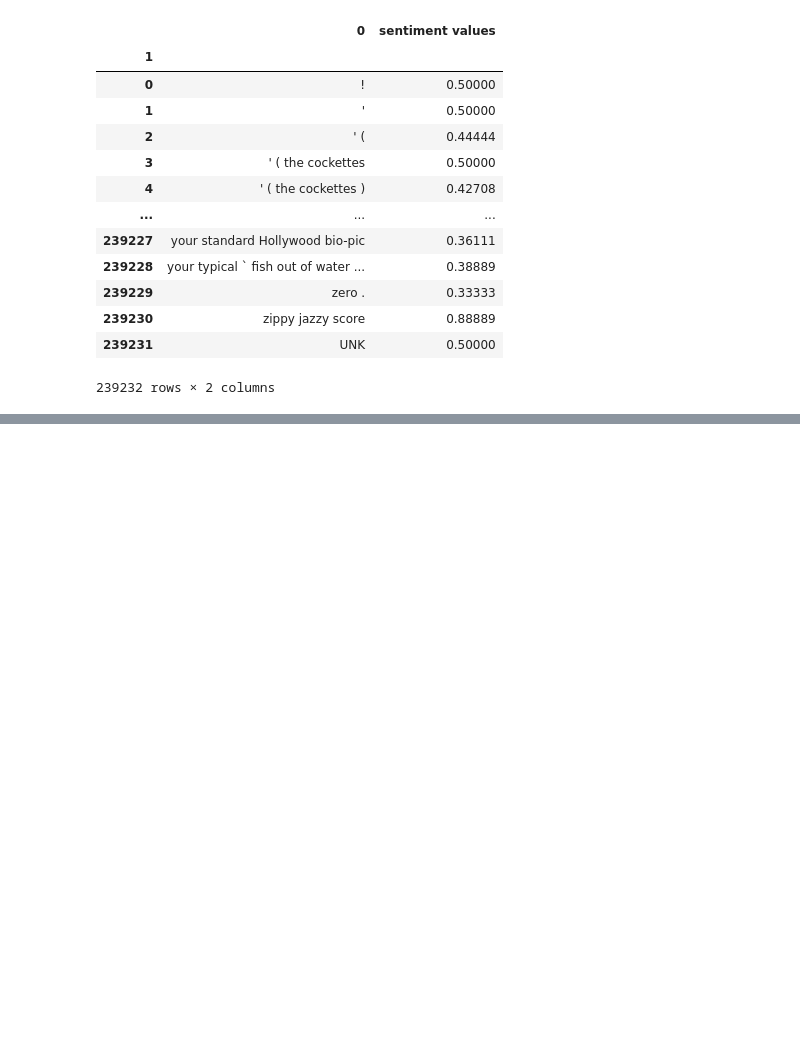
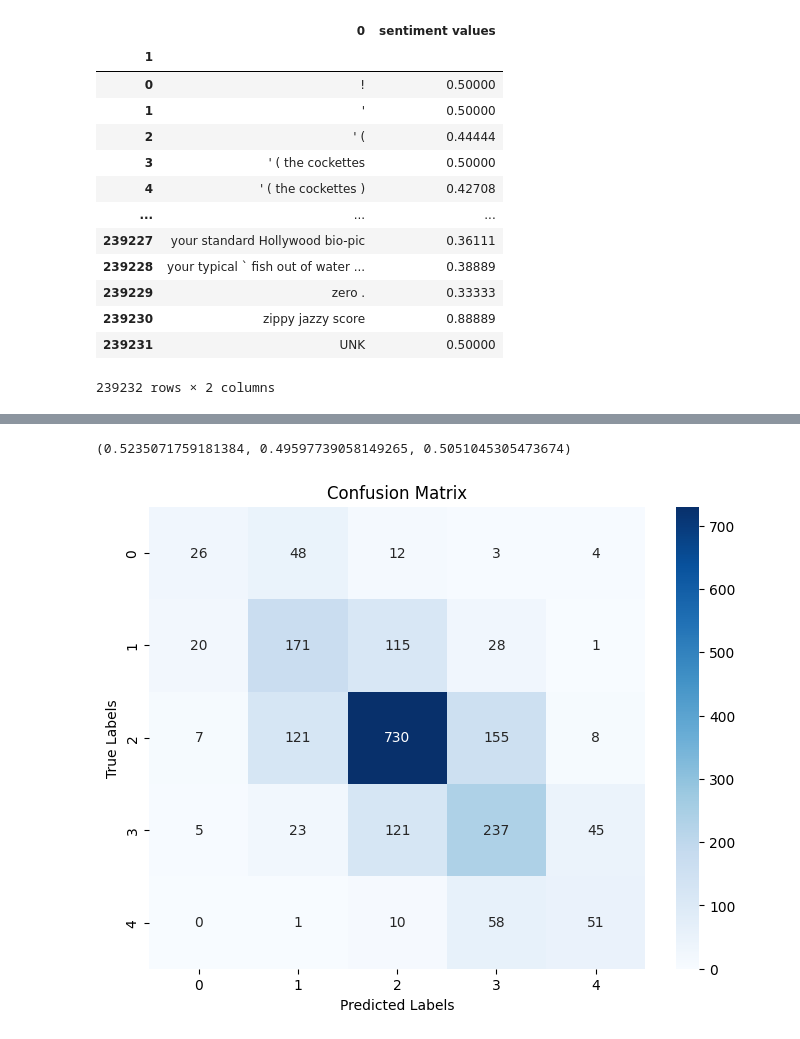
Before and after one commit to phihungandre/DAMI-II, a Jupyter notebook: BERT_model.ipynb, the cells around one changed output, grey strips where cells are left out. Drawn from its saved outputs; the diff is of its cells as text; code cells hidden in the pictures; blank space fills up the shorter version.

```diff
--- a/BERT_model.ipynb
+++ b/BERT_model.ipynb
@@ -87,4 +136,5 @@ data = data.reset_index()
 data = data.rename(columns={ 0:'text', 'sentiment values':'label'})
 data = data.drop(1, axis=1)
 data = data[['label', 'text']]
-data
+data = data.dropna()
+data = data.sample(n=10000,random_state=42)
@@ -188,6 +216,10 @@ The default value for the training argument `--report_to` will change in v5 (fro
 # %%
 trainer = Trainer(
-    model=model, args=training_args, train_dataset=tokenized_train_datasets, eval_dataset=tokenized_test_datasets, compute_metrics=compute_metrics
+    model=model,
+    args=training_args,
+    train_dataset=train_dataset,
+    eval_dataset=test_dataset,
+    compute_metrics=compute_metrics,
 )
 # %%
 trainer.train()
@@ -212,0 +255,2 @@ results
+# %%
+predictions = trainer.predict(test_dataset)
@@ -212,0 +259,16 @@ results
+# %%
+# Convert the predictions to the same format as your labels
+# This depends on your specific use case
+# For example, if you're doing classification, you might want to use the argmax
+predicted_labels = predictions.predictions.argmax(-1)
+
+# Get the true labels
+
+# Create a DataFrame to compare the predicted and true labels
+import pandas as pd
+results = pd.DataFrame({
+    'Predicted Label': predicted_labels,
+    'True Label': y_test
+})
+
+print(results)
@@ -212,0 +290,25 @@ results
+# %%
+precision, recall, f1, _ = metrics.precision_recall_fscore_support(y_true=y_test, y_pred=predicted_labels, average='macro')
+precision, recall, f1
+# %% [output]
+(0.5235071759181384, 0.49597739058149265, 0.5051045305473674)
+# %%
+import seaborn as sns
+import tensorflow as tf
+import matplotlib.pyplot as plt
+from sklearn.metrics import confusion_matrix
+y_true = y_test
+y_pred = predicted_labels
+
+# Create confusion matrix
+cm = confusion_matrix(y_true, y_pred)
+
+classes = [0,1,2,3,4]
+plt.figure(figsize=(8, 6))
+sns.heatmap(cm, annot=True, fmt="d", cmap="Blues", xticklabels=classes, yticklabels=classes)
+plt.title("Confusion Matrix")
+plt.xlabel("Predicted Labels")
+plt.ylabel("True Labels")
+plt.show()
+# %% [output]
+[figure, added]
```
Also changed, not shown: parts of 20 cells of this notebook.
